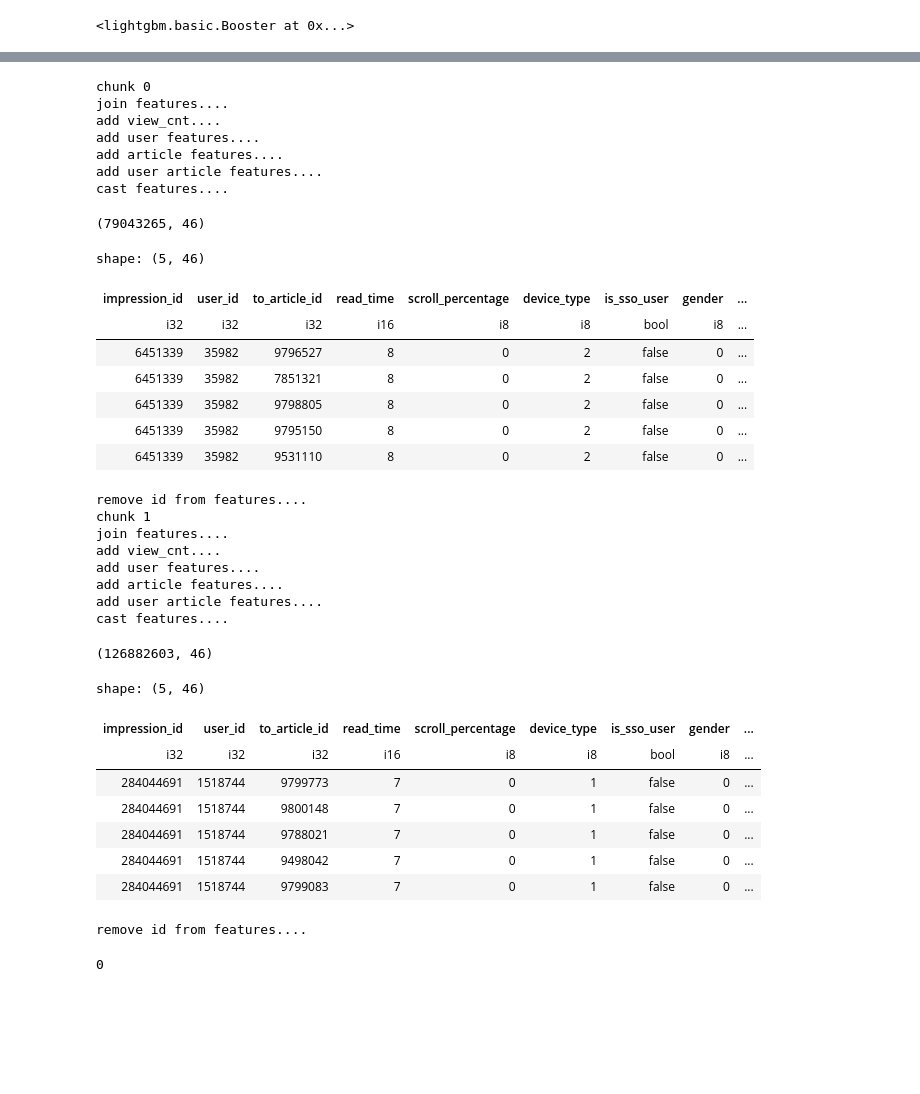
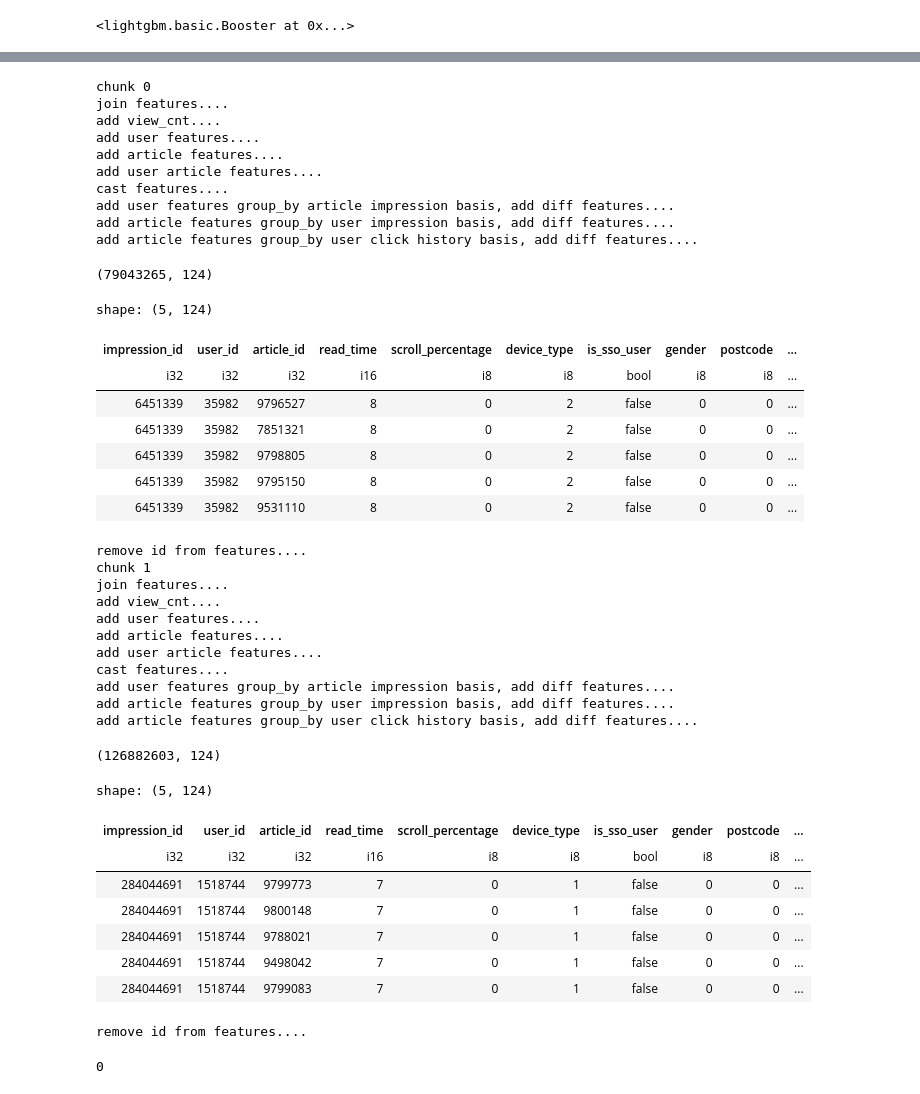
Before and after one commit to tetsuro731/RecSys-Challenge-2024-tetsuro731, a Jupyter notebook: notebook/Recsys2024_LGBM_test.ipynb, the cells around one changed output, grey strips where cells are left out. Cells and saved outputs as stored; diff of their text form; code cells hidden in the pictures; blank space fills up the shorter version.

```diff
--- a/notebook/Recsys2024_LGBM_test.ipynb
+++ b/notebook/Recsys2024_LGBM_test.ipynb
@@ -218,6 +291,8 @@ def negative_sampling(df, frac=0.5, seed=42):
 # %%
 # is_beyond_accuracyはtest dataだけ入ってるので削る
-IGNORE_COL_ID = ["impression_id", "session_id", "is_beyond_accuracy", "user_id", "to_article_id"]
+IGNORE_COL_ID = ["impression_id", "session_id", "is_beyond_accuracy", "user_id", "article_id"]
+#LOW_IMP_COL = ["gender", "postcode", "u_a_title_len_mean", "u_read_time_last", "u_scroll_percentage_last", "ua_read_time_last"] # 0 importanceのfeatureを削る
+LOW_IMP_COL = [] # 0 importanceのfeatureを削る
 
 model = np.load(f'{model_path}/lgbm_{train_type}_frac{TRAIN_FRAC}.pkl', allow_pickle=True)
 model
@@ -228,68 +308,49 @@ sub_list = []
 
 for i in range(N_split):
     print(f'chunk {i}')
-    test_impression_article, test_impression, test_user, test_user_article, test_article = read_files(i_chunk = i, N_split=N_split)
-    # memory節約, intだけどfloatになってるはいったんint64にしてから変換
-    float_int_cols = ['read_time', 'scroll_percentage']
-    test_impression = cast_float_to_int(test_impression, float_int_cols)
-    test_impression = reduce_mem_usage(test_impression)
-    test_impression_article = reduce_mem_usage(test_impression_article)
-
-    float_int_cols = ['u_read_time_last', 'u_scroll_percentage_last', 'u_impression_time_mean']
-    test_user = cast_float_to_int(test_user, float_int_cols)
-    test_user = reduce_mem_usage(test_user)
-
-    float_int_cols = ['ua_read_time_last', 'ua_scroll_percentage_last']
-    test_user_article = cast_float_to_int(test_user_article, float_int_cols)
-    test_user_article = reduce_mem_usage(test_user_article)
-
-    float_int_cols = ['a_total_read_time']
-    test_article = cast_float_to_int(test_article, float_int_cols)
-    test_article = reduce_mem_usage(test_article)
-
-    test = join_features(test_impression_article, test_impression, test_user, test_user_article, test_article, bins)
-    del test_impression_article, test_impression, test_user, test_user_article, test_article
-    gc.collect()
+    test = join_all_process(i_chunk = i, N_split=N_split)
 
     # unixtimeのfeatureをdiffにする
-    unixtime_list = ['u_impression_time_last', 'u_impression_time_mean', 'to_ua_impression_time_mean', 'to_ua_impression_time_last', 'to_a_published_time', 'to_a_last_modified_time']
+    unixtime_list = ['u_impression_time_last', 'u_impression_time_mean', 'ua_impression_time_mean', 'ua_impression_time_last', 'a_published_time', 'a_last_modified_time']
     test = generate_unixtime_features(test, unixtime_list)
 
     display(test.shape)
     display(test.head())
     test = to_pandas(test)
-
     #query_list_test = test['impression_id'].value_counts()
     #query_list_test = query_list_test.sort_index()
     print('remove id from features....')
-    test_id = test[['impression_id', 'user_id', 'to_article_id']]
-    test = test.drop(IGNORE_COL_ID, axis=1)
+    test_id = test[['impression_id', 'user_id', 'article_id']]
+    test = test.drop(IGNORE_COL_ID + LOW_IMP_COL, axis=1)
     pred = model.predict(test)
 
     test_id = test_id.reset_index(drop=True)
     pred = pd.Series(pred, name='score')
     sub = pd.concat([test_id, pred], axis=1)
     sub_list.append(sub)
 
     del test_id, pred, sub
     gc.collect()
 # %% [output]
 chunk 0
 join features....
 add view_cnt....
 add user features....
 add article features....
 add user article features....
 cast features....
+add user features group_by article impression basis, add diff features....
+add article features group_by user impression basis, add diff features....
+add article features group_by user click history basis, add diff features....
-(79043265, 46)
+(79043265, 124)
-shape: (5, 46)
+shape: (5, 124)
-| impression_id | user_id | to_article_id | read_time | scroll_percentage | device_type | is_sso_user | gender | ... |
-| i32 | i32 | i32 | i16 | i8 | i8 | bool | i8 | ... |
-| 6451339 | 35982 | 9796527 | 8 | 0 | 2 | false | 0 | ... |
-| 6451339 | 35982 | 7851321 | 8 | 0 | 2 | false | 0 | ... |
-| 6451339 | 35982 | 9798805 | 8 | 0 | 2 | false | 0 | ... |
-| 6451339 | 35982 | 9795150 | 8 | 0 | 2 | false | 0 | ... |
-| 6451339 | 35982 | 9531110 | 8 | 0 | 2 | false | 0 | ... |
+| impression_id | user_id | article_id | read_time | scroll_percentage | device_type | is_sso_user | gender | postcode | ... |
+| i32 | i32 | i32 | i16 | i8 | i8 | bool | i8 | i8 | ... |
+| 6451339 | 35982 | 9796527 | 8 | 0 | 2 | false | 0 | 0 | ... |
+| 6451339 | 35982 | 7851321 | 8 | 0 | 2 | false | 0 | 0 | ... |
+| 6451339 | 35982 | 9798805 | 8 | 0 | 2 | false | 0 | 0 | ... |
+| 6451339 | 35982 | 9795150 | 8 | 0 | 2 | false | 0 | 0 | ... |
+| 6451339 | 35982 | 9531110 | 8 | 0 | 2 | false | 0 | 0 | ... |
 remove id from features....
 chunk 1
 join features....
@@ -298,15 +359,18 @@ add user features....
 add article features....
 add user article features....
 cast features....
+add user features group_by article impression basis, add diff features....
+add article features group_by user impression basis, add diff features....
+add article features group_by user click history basis, add diff features....
-(126882603, 46)
+(126882603, 124)
-shape: (5, 46)
+shape: (5, 124)
-| impression_id | user_id | to_article_id | read_time | scroll_percentage | device_type | is_sso_user | gender | ... |
-| i32 | i32 | i32 | i16 | i8 | i8 | bool | i8 | ... |
-| 284044691 | 1518744 | 9799773 | 7 | 0 | 1 | false | 0 | ... |
-| 284044691 | 1518744 | 9800148 | 7 | 0 | 1 | false | 0 | ... |
-| 284044691 | 1518744 | 9788021 | 7 | 0 | 1 | false | 0 | ... |
-| 284044691 | 1518744 | 9498042 | 7 | 0 | 1 | false | 0 | ... |
-| 284044691 | 1518744 | 9799083 | 7 | 0 | 1 | false | 0 | ... |
+| impression_id | user_id | article_id | read_time | scroll_percentage | device_type | is_sso_user | gender | postcode | ... |
+| i32 | i32 | i32 | i16 | i8 | i8 | bool | i8 | i8 | ... |
+| 284044691 | 1518744 | 9799773 | 7 | 0 | 1 | false | 0 | 0 | ... |
+| 284044691 | 1518744 | 9800148 | 7 | 0 | 1 | false | 0 | 0 | ... |
+| 284044691 | 1518744 | 9788021 | 7 | 0 | 1 | false | 0 | 0 | ... |
+| 284044691 | 1518744 | 9498042 | 7 | 0 | 1 | false | 0 | 0 | ... |
+| 284044691 | 1518744 | 9799083 | 7 | 0 | 1 | false | 0 | 0 | ... |
 remove id from features....
 # %%
 sub = pd.concat(sub_list, ignore_index=True)
```
Also changed, not shown: parts of 11 cells of this notebook, 2 other files.
